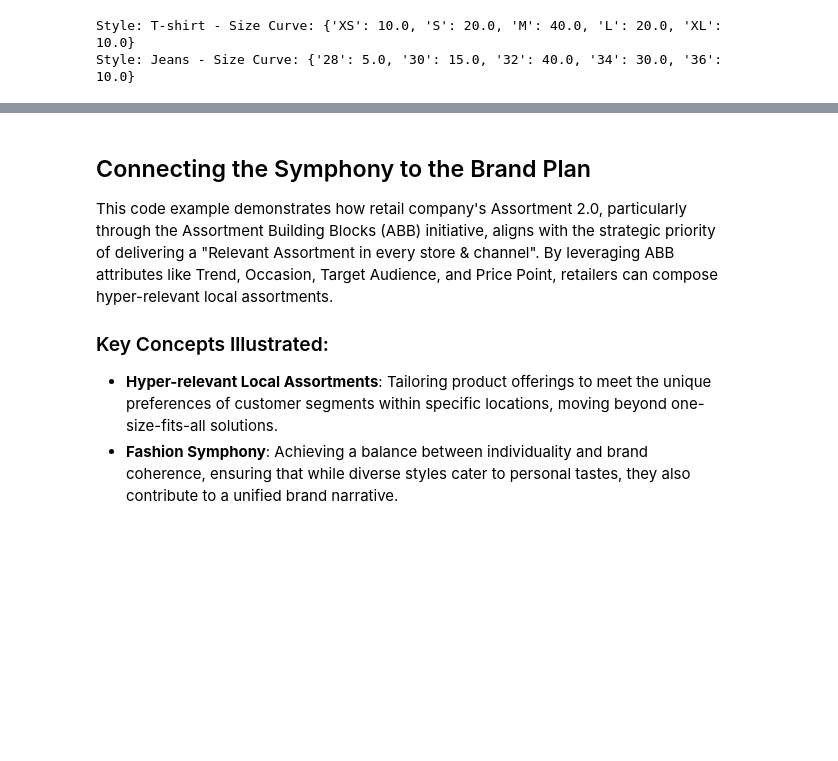
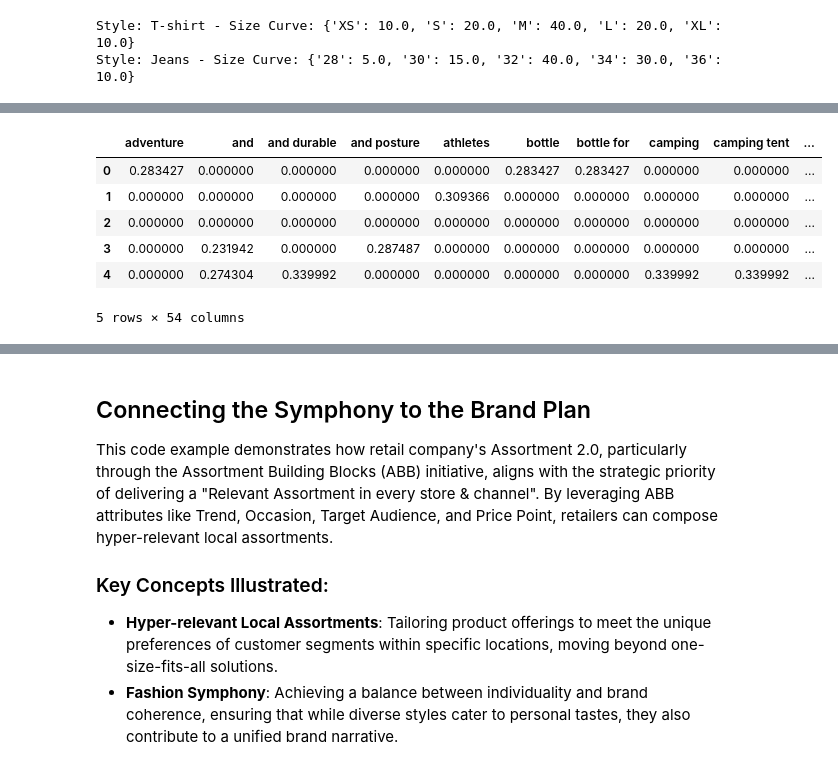
Before and after one commit to mgorav/assortment, a Jupyter notebook: assortment_v1.0..ipynb, the cells around one changed output, grey strips where cells are left out. Saved outputs shown, nothing was run; the diff lists cells and outputs as text; code cells hidden in the pictures; blank space fills up the shorter version.

```diff
--- a/assortment_v1.0..ipynb
+++ b/assortment_v1.0..ipynb
@@ -370,0 +453,32 @@ Style: Jeans - Size Curve: {'28': 5.0, '30': 15.0, '32': 40.0, '34': 30.0, '36':
+# %%
+from sklearn.feature_extraction.text import TfidfVectorizer
+import pandas as pd
+
+# Example product descriptions
+products = [
+    "Eco-friendly water bottle for outdoor adventure",
+    "High-performance running shoes for athletes",
+    "Wireless headphones with noise-cancelling feature",
+    "Ergonomic office chair for comfort and posture",
+    "Compact and durable camping tent"
+]
+
+# Initialize the TF-IDF Vectorizer with custom parameters
+tfidf_vectorizer = TfidfVectorizer(max_features=100, ngram_range=(1, 2))
+
+# Generate TF-IDF matrix
+tfidf_matrix = tfidf_vectorizer.fit_transform(products)
+
+# Convert matrix to a DataFrame for better visualization
+feature_names = tfidf_vectorizer.get_feature_names_out()
+tfidf_df = pd.DataFrame(tfidf_matrix.toarray(), columns=feature_names)
+
+display(tfidf_df)
+# %% [output]
+|  | adventure | and | and durable | and posture | athletes | bottle | bottle for | camping | camping tent | ... |
+| 0 | 0.283427 | 0.000000 | 0.000000 | 0.000000 | 0.000000 | 0.283427 | 0.283427 | 0.000000 | 0.000000 | ... |
+| 1 | 0.000000 | 0.000000 | 0.000000 | 0.000000 | 0.309366 | 0.000000 | 0.000000 | 0.000000 | 0.000000 | ... |
+| 2 | 0.000000 | 0.000000 | 0.000000 | 0.000000 | 0.000000 | 0.000000 | 0.000000 | 0.000000 | 0.000000 | ... |
+| 3 | 0.000000 | 0.231942 | 0.000000 | 0.287487 | 0.000000 | 0.000000 | 0.000000 | 0.000000 | 0.000000 | ... |
+| 4 | 0.000000 | 0.274304 | 0.339992 | 0.000000 | 0.000000 | 0.000000 | 0.000000 | 0.339992 | 0.339992 | ... |
+5 rows × 54 columns
```
Also changed, not shown: parts of 13 cells of this notebook.
